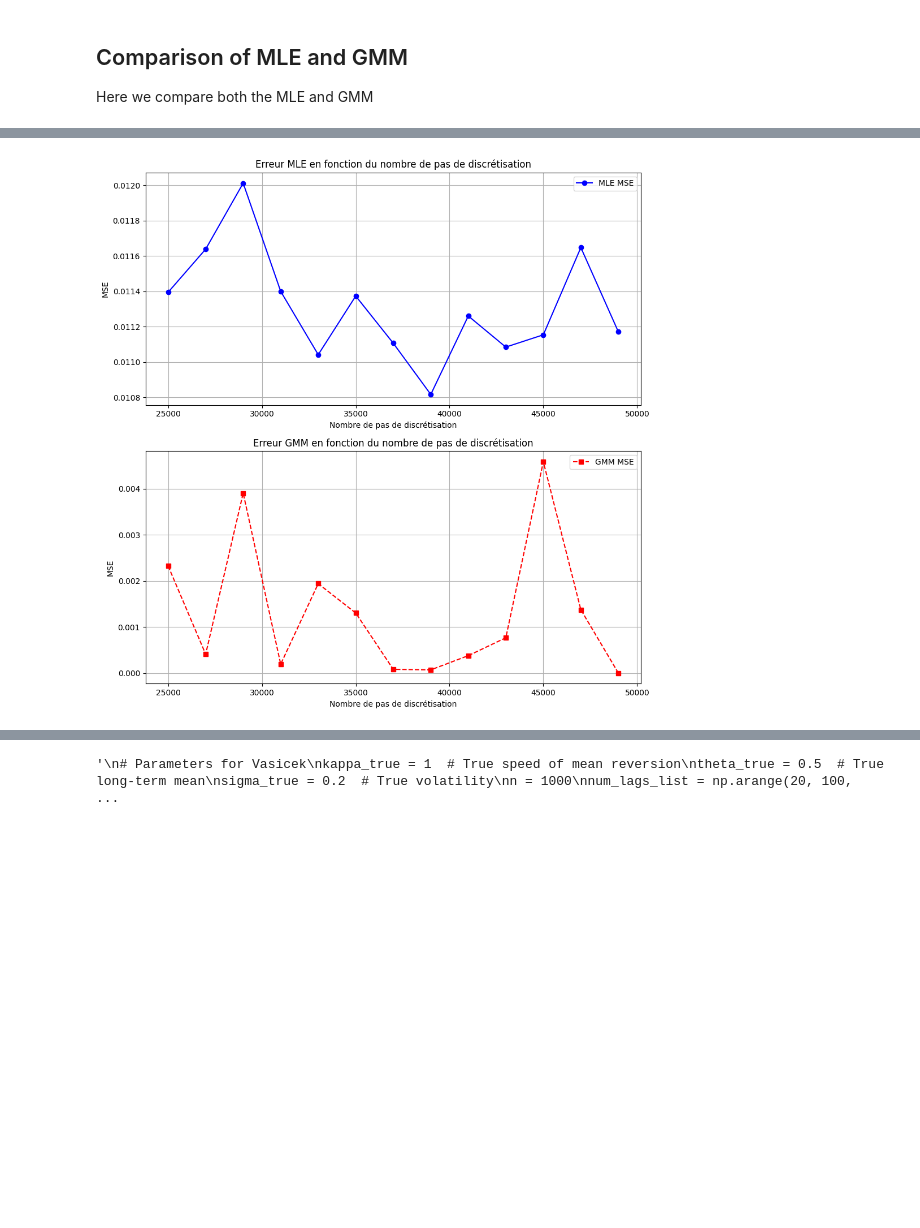
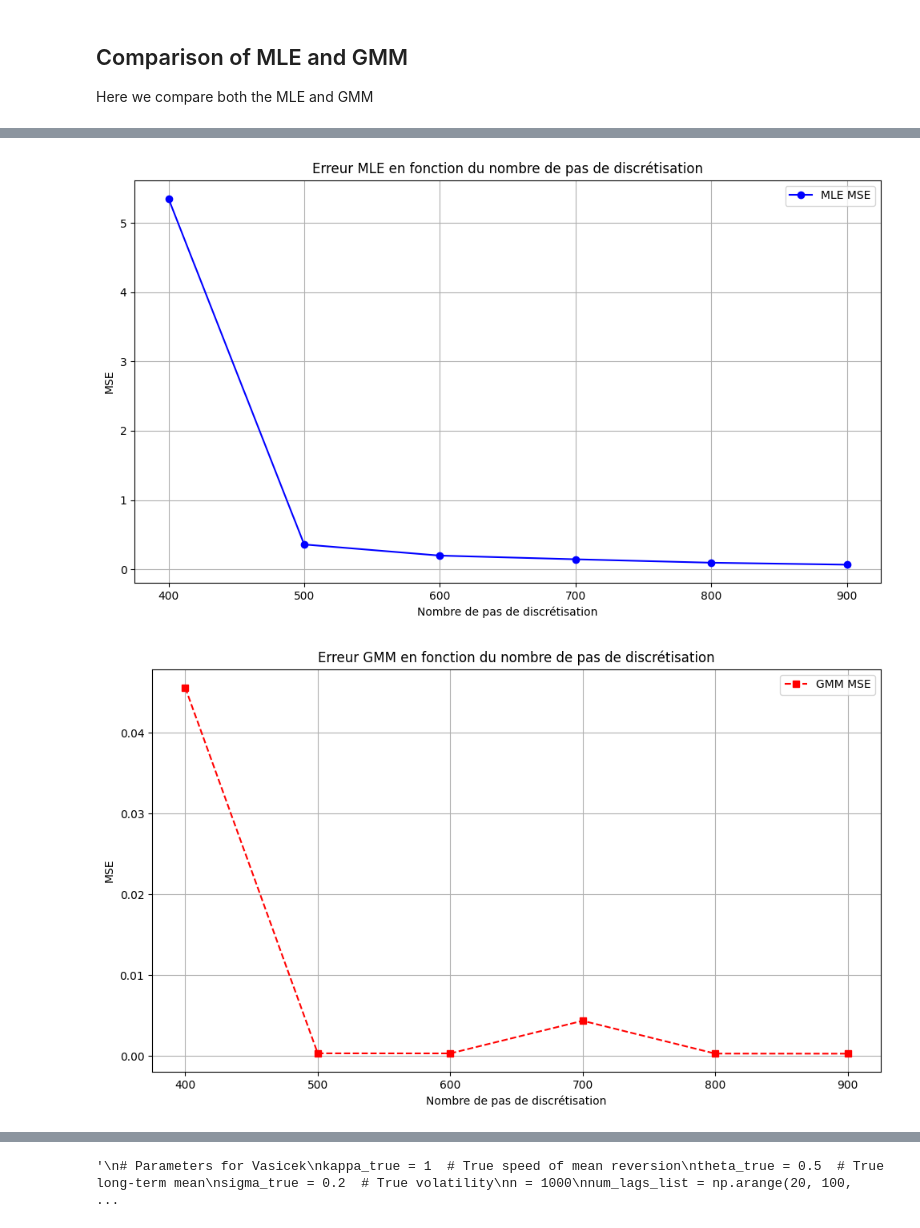
Before and after one commit to Hassen214/Project-IMI, a Jupyter notebook: Code.ipynb, the cells around one changed output, grey strips where cells are left out. Cells and saved outputs as stored; diff of their text form; code cells hidden in the pictures; blank space fills up the shorter version.

```diff
--- a/Code.ipynb
+++ b/Code.ipynb
@@ -435,9 +502,8 @@ theta_true = 0.09  # Moyenne long-terme
 sigma_true = 0.033  # Volatilité
 vasicek_process = Vasicek(kappa_true, theta_true, sigma_true)
 X0 = 0.05  # Initial value
-T = 1000  # Time horizon
+T = 100 # Time horizon
 N = 1  # Number of trajectories
-n = 100000  # Number of time steps
+n = 5000  # Number of time steps
 trajectories = vasicek_process.generate(X0, T, N, n)
 trajectory = trajectories[0]
-print(np.mean(trajectory))
@@ -546,7 +607,7 @@ sigma_true = 0.033  # Volatilité
 vasicek_process = Vasicek(kappa_true, theta_true, sigma_true)
 X0 = theta_true  # Initial value
 N = 1  # Number of trajectories
-n = 100000  # Number of time steps
+n = 1000  # Number of time steps
 T =  1000   # Time horizon
 trajectories = vasicek_process.generate(X0, T, N, n)
 trajectory = trajectories[0]
@@ -612,7 +663,7 @@ print("Empirical theta is:", theta_emp)
 print("True theta is:", theta_true)
 
 # Define the range of lags
-num_lags_list = np.arange(2, 20,3)  # Start with 20, increase by 20, up to 200
+num_lags_list = np.arange(2, 50,3)  # Start with 20, increase by 20, up to 200
 kappa_errors = []
 sigma_errors = []
 kappa_est = -1
@@ -808,8 +870,7 @@ def MSE(params,true_params):
     return np.mean((params - true_params) ** 2)
 # %%
-
 # Paramètres du processus
-n_range = range(25000, 50000, 2000)
+n_range = range(400, 1000, 100)
 
 N = 1
 X0 = 0.05  # Valeur initiale du processus
@@ -818,9 +879,9 @@ theta_true = 0.09  # Moyenne long-terme
 sigma_true = 0.033  # Volatilité
 
 MLE_error = []
-num_lags = 80
+num_lags = 10
 GMM_error = []
-
+MM_error = []
 for n in n_range:
     T = 1000
     vasicek_process = Vasicek(kappa_true, theta_true, sigma_true)
@@ -836,35 +897,52 @@ for n in n_range:
 
     # Estimation par la méthode des moments (GMM)
     theta_emp = np.mean(trajectory)
-    print('theta_emp ',theta_emp)
     lags = np.array([i * T / n for i in range(num_lags)])  # Éviter trop de lags
+    print("theta emp is ",theta_emp)
     kappa_est, sigma_est = estimate_kappa_sigma(trajectory, n, T, theta_emp, lags)
-
+    print("sigma est is, ",sigma_est )
+    print("kappa est is ,",kappa_est)
     GMM_error.append(MSE(
         np.array([kappa_est, theta_emp, sigma_est]),
         np.array([kappa_true, theta_true, sigma_true])
     ))
 
-# Création des sous-figures
-fig, axs = plt.subplots(2, 1, figsize=(10, 10))
+    theta_hat, sigma2_hat, kappa_hat = moment_estimators(trajectory, T)  # Fix the arguments here
+    MM_error.append(MSE(
+        np.array([kappa_hat, theta_hat, sigma2_hat]),
+        np.array([kappa_true, theta_true, sigma_true])
+    ))
 
-# Graphique pour MLE
-axs[0].plot(n_range, MLE_error, label='MLE MSE', marker='o', color='b')
-axs[0].set_xlabel('Nombre de pas de discrétisation')
-axs[0].set_ylabel('MSE')
-axs[0].set_title('Erreur MLE en fonction du nombre de pas de discrétisation')
-axs[0].legend()
-axs[0].grid(True)
-
-# Graphique pour GMM
-axs[1].plot(n_range, GMM_error, label='GMM MSE', marker='s', linestyle='dashed', color='r')
-axs[1].set_xlabel('Nombre de pas de discrétisation')
-axs[1].set_ylabel('MSE')
-axs[1].set_title('Erreur GMM en fonction du nombre de pas de discrétisation')
-axs[1].legend()
-axs[1].grid(True)
-
-# Affichage des graphiques
+# Création des sous-figures pour MLE
+fig, ax = plt.subplots(figsize=(10, 6))
+ax.plot(n_range, MLE_error, label='MLE MSE', marker='o', color='b')
+ax.set_xlabel('Nombre de pas de discrétisation')
+ax.set_ylabel('MSE')
+ax.set_title('Erreur MLE en fonction du nombre de pas de discrétisation')
+ax.legend()
+ax.grid(True)
 plt.tight_layout()
 plt.show()
+
+# Création des sous-figures pour GMM
+fig, ax = plt.subplots(figsize=(10, 6))
+ax.plot(n_range, GMM_error, label='GMM MSE', marker='s', linestyle='dashed', color='r')
+ax.set_xlabel('Nombre de pas de discrétisation')
+ax.set_ylabel('MSE')
+ax.set_title('Erreur GMM en fonction du nombre de pas de discrétisation')
+ax.legend()
+ax.grid(True)
+plt.tight_layout()
+plt.show()
+
+# Création des sous-figures pour MM
+fig, ax = plt.subplots(figsize=(10, 6))
+ax.plot(n_range, MM_error, label='MM MSE', marker='^', linestyle='-.', color='g')
+ax.set_xlabel('Nombre de pas de discrétisation')
+ax.set_ylabel('MSE')
+ax.set_title('Erreur MM en fonction du nombre de pas de discrétisation')
+ax.legend()
+ax.grid(True)
+plt.tight_layout()
+plt.show()
 # %% [output]
@@ -884 +967,2 @@ theta_emp  0.09124508258577173
-[figure, old version]
+[figure, new version]
+[figure, added]
```
Also changed, not shown: parts of 21 cells of this notebook.
